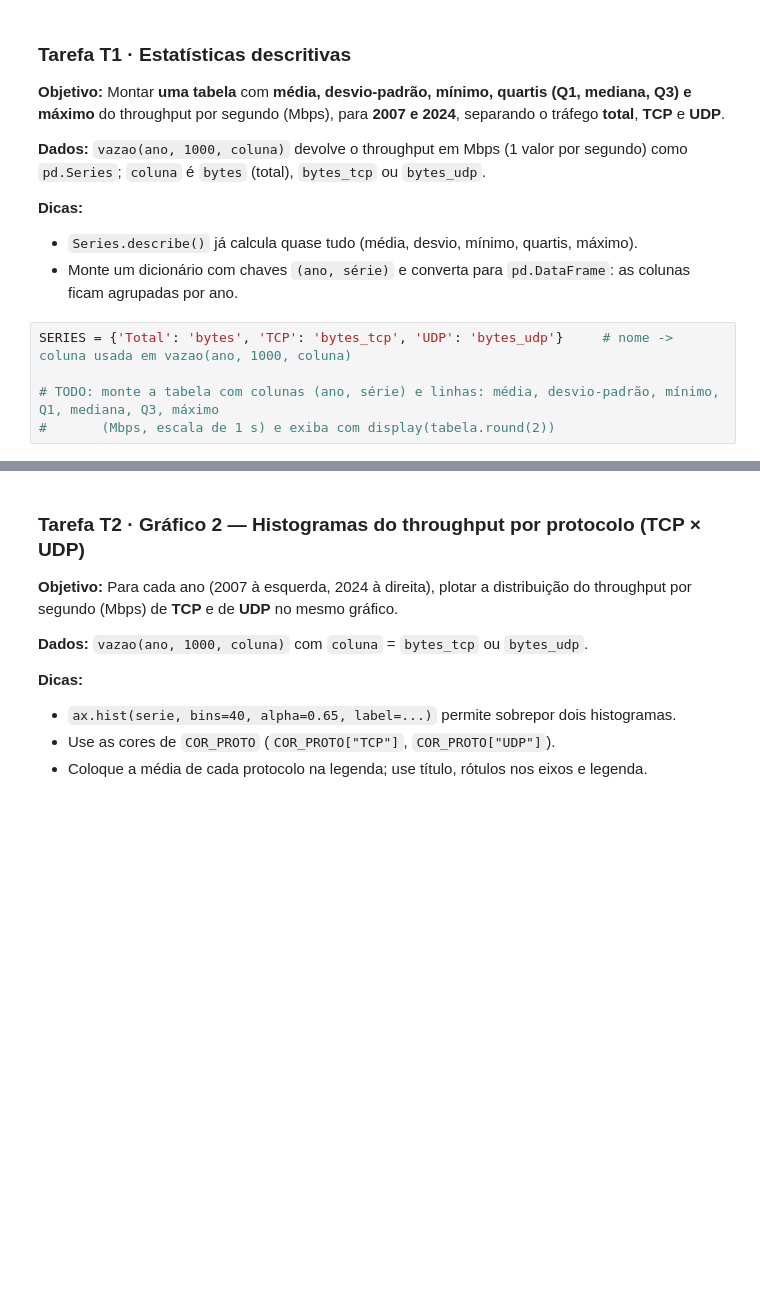
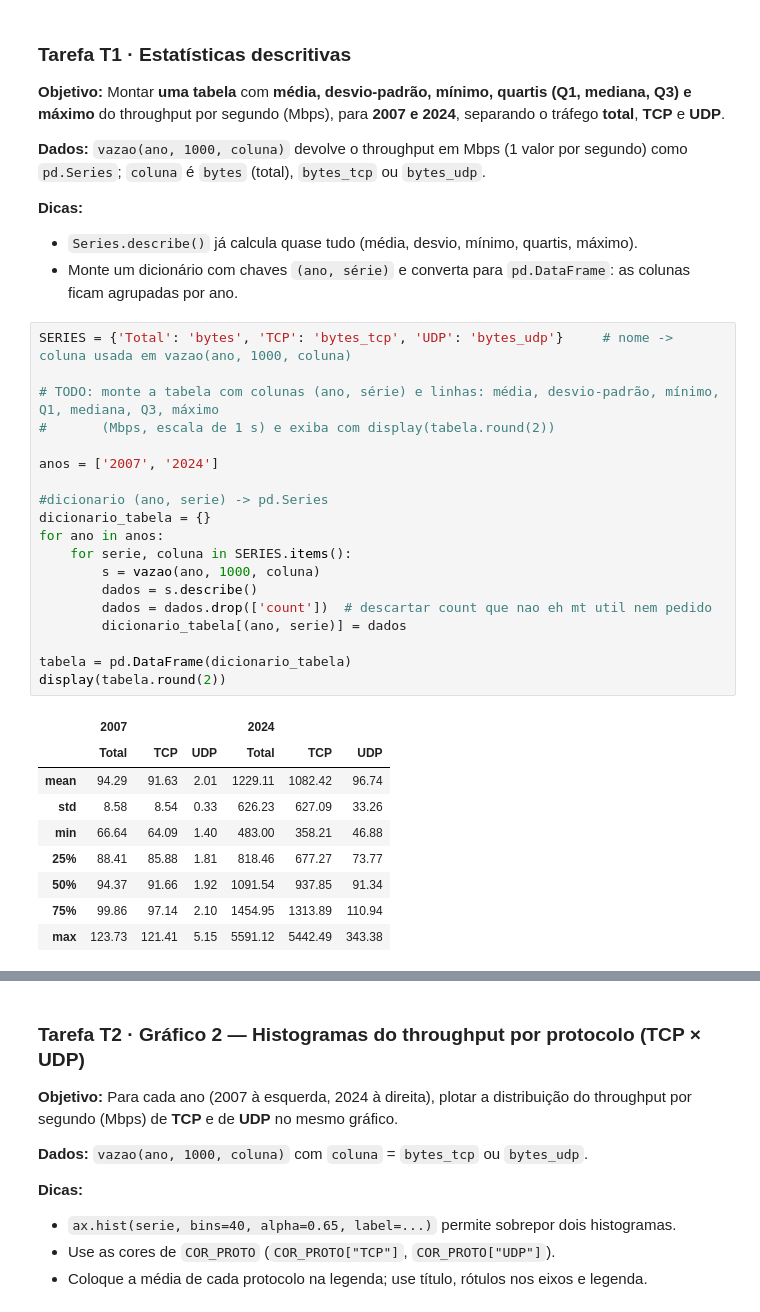
Before and after one commit to SeijiNoda/mc833-p3-lstm-networks, a Jupyter notebook: 01_EDA.ipynb, the cells around one changed output, grey strips where cells are left out. Drawn from its saved outputs; the diff is of its cells as text; blank space fills up the shorter version.

```diff
--- a/01_EDA.ipynb
+++ b/01_EDA.ipynb
@@ -215,5 +214,29 @@ display(v2007.describe().round(2).to_frame('2007 · total (Mbps)'))
 # %%
 SERIES = {'Total': 'bytes', 'TCP': 'bytes_tcp', 'UDP': 'bytes_udp'}     # nome -> coluna usada em vazao(ano, 1000, coluna)
 
 # TODO: monte a tabela com colunas (ano, série) e linhas: média, desvio-padrão, mínimo, Q1, mediana, Q3, máximo
 #       (Mbps, escala de 1 s) e exiba com display(tabela.round(2))
+
+anos = ['2007', '2024']
+
+#dicionario (ano, serie) -> pd.Series
+dicionario_tabela = {}
+for ano in anos:
+    for serie, coluna in SERIES.items():
+        s = vazao(ano, 1000, coluna)
+        dados = s.describe()
+        dados = dados.drop(['count'])  # descartar count que nao eh mt util nem pedido
+        dicionario_tabela[(ano, serie)] = dados
+
+tabela = pd.DataFrame(dicionario_tabela)
+display(tabela.round(2))
+# %% [output]
+|  | 2007 |  |  | 2024 |  |  |
+|  | Total | TCP | UDP | Total | TCP | UDP |
+| mean | 94.29 | 91.63 | 2.01 | 1229.11 | 1082.42 | 96.74 |
+| std | 8.58 | 8.54 | 0.33 | 626.23 | 627.09 | 33.26 |
+| min | 66.64 | 64.09 | 1.40 | 483.00 | 358.21 | 46.88 |
+| 25% | 88.41 | 85.88 | 1.81 | 818.46 | 677.27 | 73.77 |
+| 50% | 94.37 | 91.66 | 1.92 | 1091.54 | 937.85 | 91.34 |
+| 75% | 99.86 | 97.14 | 2.10 | 1454.95 | 1313.89 | 110.94 |
+| max | 123.73 | 121.41 | 5.15 | 5591.12 | 5442.49 | 343.38 |
```
Also changed, not shown: parts of 4 cells of this notebook.
